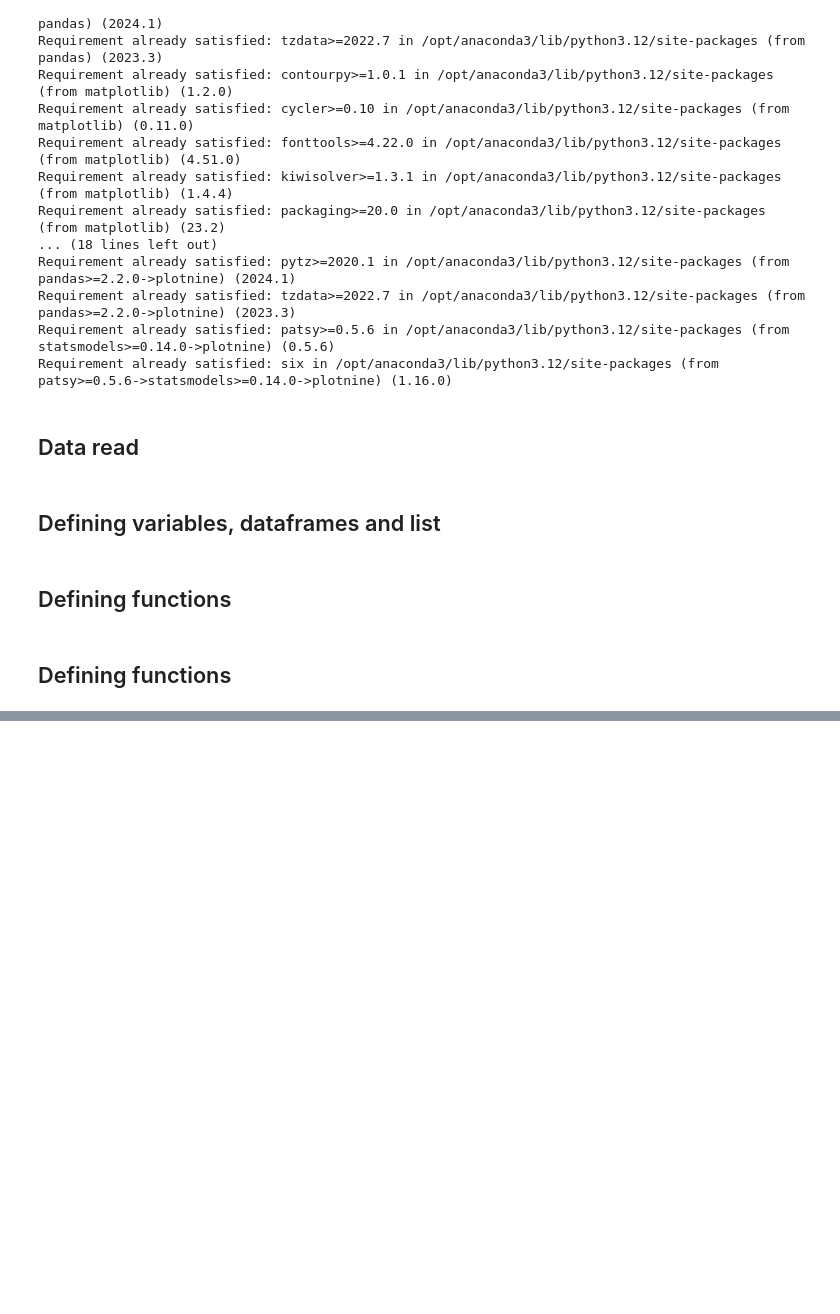
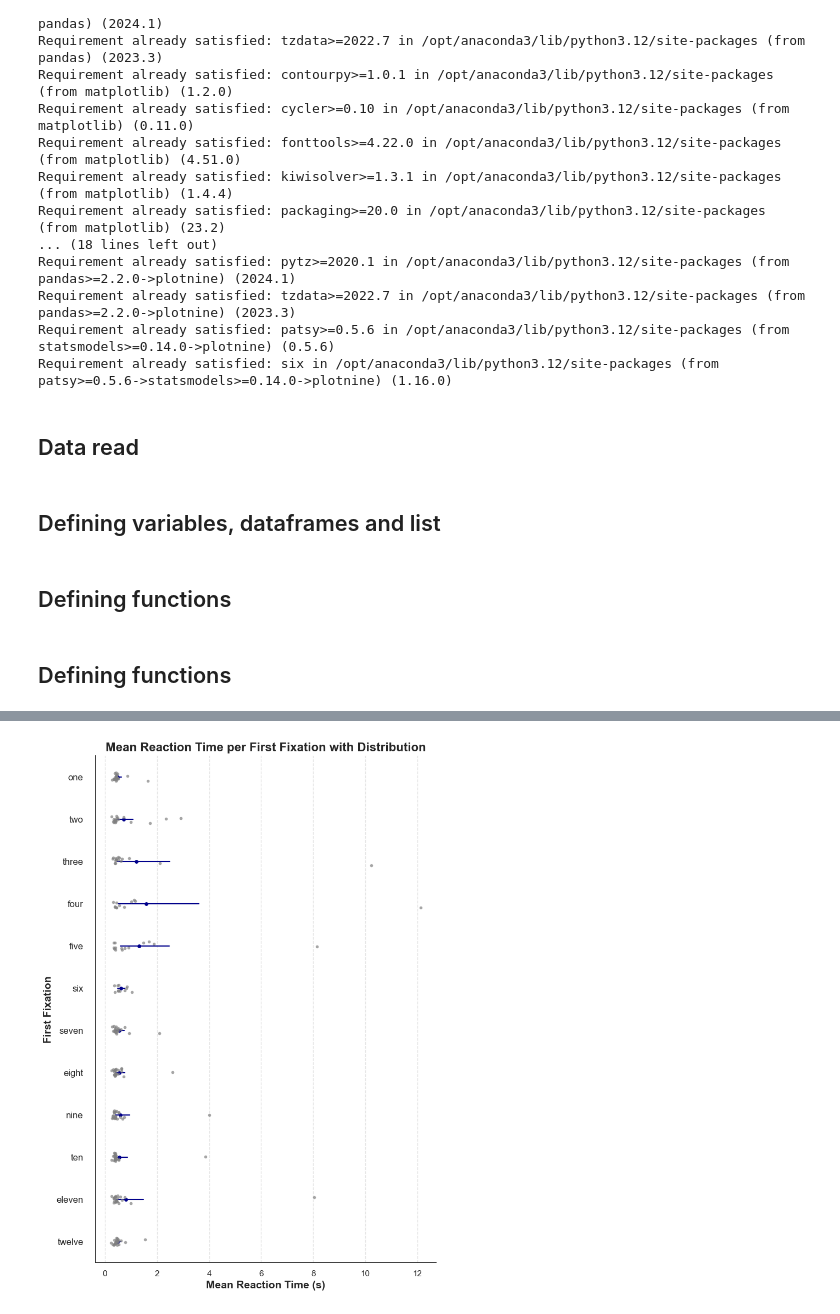
Before and after one commit to s-ccs/project_leftrightbias, a Jupyter notebook: code/scripts/DiagonalBias.ipynb, the cells around one changed output, grey strips where cells are left out. Cells and saved outputs as stored; diff of their text form; code cells hidden in the pictures; blank space fills up the shorter version.

Commit message:
Error search

```diff
--- a/code/scripts/DiagonalBias.ipynb
+++ b/code/scripts/DiagonalBias.ipynb
@@ -389,3 +393,55 @@ The `scale` parameter is deprecated and will be removed in v0.15.0. You can now
+# %%
+import matplotlib.pyplot as plt
+import seaborn as sns
+
+# Ensure order matches first fixation values
+fixation_order = ['one','two','three','four','five','six','seven','eight','nine','ten','eleven','twelve']
+
+plt.figure(figsize=(8, 12))  # Increase figure height
+
+# Adjust y-axis ticks for better spacing
+plt.gca().tick_params(axis='y', pad=10)  # Increase padding between labels and axis
+plt.yticks(fontsize=14)  # Increase font size for better readability
+
+# Pointplot for mean reaction time with confidence intervals
+sns.pointplot(data=mean_time_by_fixation,
+              y='first_fixation',
+              x='mean_time_by_fixation',
+              order=fixation_order,
+              estimator='mean',
+              errorbar=('ci', 95),  # Updated parameter
+              color='darkblue',
+              markers='o',
+              linewidth=1.5,
+              linestyle="none")
+
+# Stripplot as an alternative to swarmplot
+sns.stripplot(data=mean_time_by_fixation,
+              y='first_fixation',
+              x='mean_time_by_fixation',
+              order=fixation_order,
+              color='gray',
+              size=4,  # Decreased size
+              alpha=0.7,
+              jitter=True)  # Adds slight randomization
+
+# Manually adjust marker edges
+for artist in plt.gca().collections:
+    artist.set_edgecolor('black')
+
+# Customize the plot
+plt.ylabel('First Fixation', fontsize=14, fontweight='bold')
+plt.xlabel('Mean Reaction Time (s)', fontsize=14, fontweight='bold')
+plt.title('Mean Reaction Time per First Fixation with Distribution', fontsize=16, fontweight='bold')
+
+plt.yticks(fontsize=12)
+plt.grid(axis='x', linestyle='--', alpha=0.5)
+sns.despine()
+
+# Show the plot
+plt.show()
+# %% [output]
+[figure, added]
 # %%
 # Define the correct order for the conditions
 condition_order = ['nine-three', 'ten-four', 'eleven-five', 'twelve-six', 'seven-one', 'eight-two']
```
Also changed, not shown: parts of 4 cells of this notebook, 1 other file.
